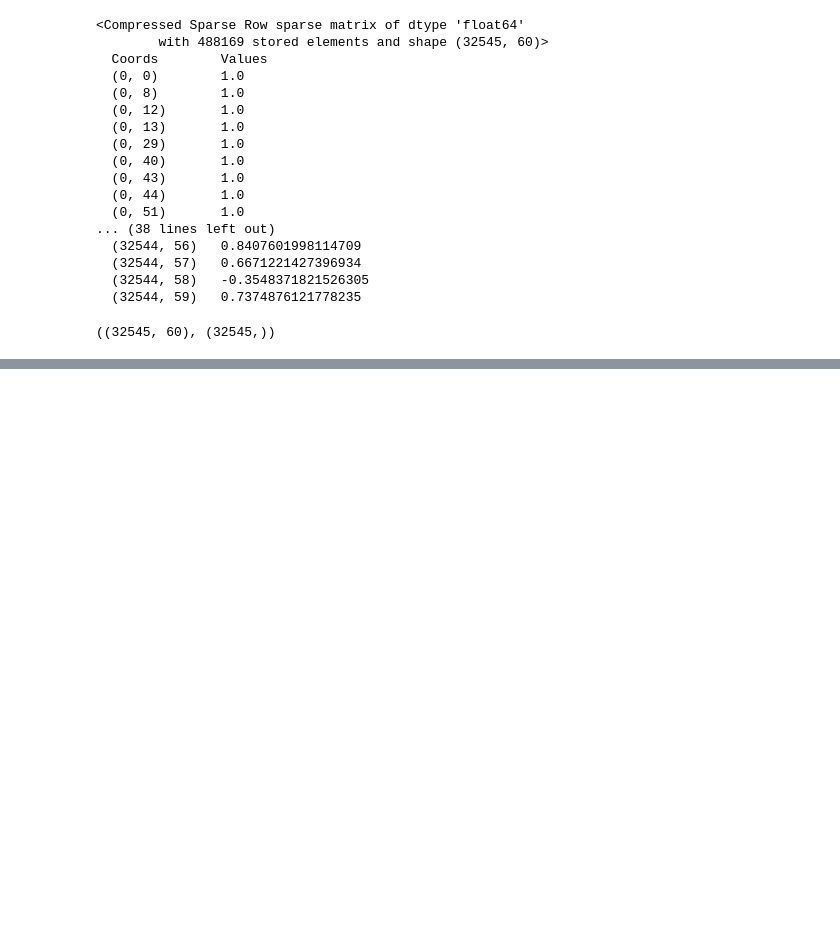
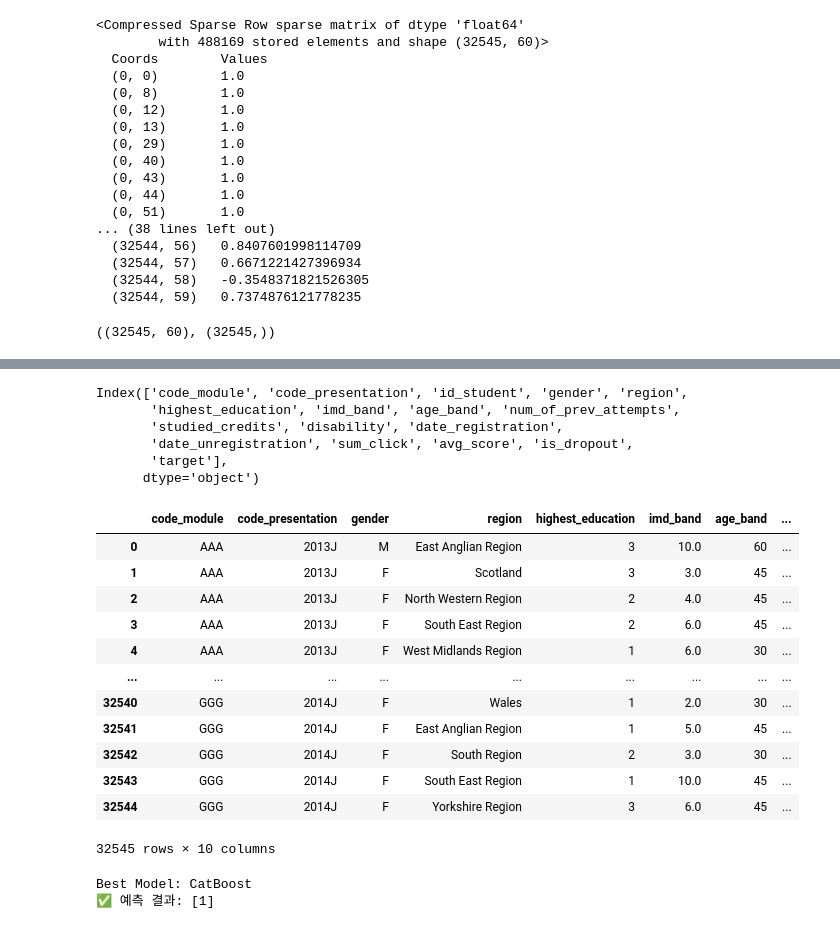
Before and after one commit to SKNETWORKS-FAMILY-AICAMP/SKN13-2nd-3TEAM, a Jupyter notebook: notebooks/model_tuning_test.ipynb, the cells around one changed output, grey strips where cells are left out. Drawn from its saved outputs; the diff is of its cells as text; code cells hidden in the pictures; blank space fills up the shorter version.

```diff
--- a/notebooks/model_tuning_test.ipynb
+++ b/notebooks/model_tuning_test.ipynb
@@ -224,3 +273,30 @@ KeyError: 'Accuracy'
+# %%
+na_values_df.colum
+# %% [output]
+Index(['code_module', 'code_presentation', 'id_student', 'gender', 'region',
+       'highest_education', 'imd_band', 'age_band', 'num_of_prev_attempts',
+       'studied_credits', 'disability', 'date_registration',
+       'date_unregistration', 'sum_click', 'avg_score', 'is_dropout',
+       'target'],
+      dtype='object')
+# %%
+df_selected = na_values_df.iloc[:, [0, 1, 3, 4, 5, 6, 7, 8, 10, 15]]
+# df_selected.info()
+df_selected
+# %% [output]
+|  | code_module | code_presentation | gender | region | highest_education | imd_band | age_band | ... |
+| 0 | AAA | 2013J | M | East Anglian Region | 3 | 10.0 | 60 | ... |
+| 1 | AAA | 2013J | F | Scotland | 3 | 3.0 | 45 | ... |
+| 2 | AAA | 2013J | F | North Western Region | 2 | 4.0 | 45 | ... |
+| 3 | AAA | 2013J | F | South East Region | 2 | 6.0 | 45 | ... |
+| 4 | AAA | 2013J | F | West Midlands Region | 1 | 6.0 | 30 | ... |
+| ... | ... | ... | ... | ... | ... | ... | ... | ... |
+| 32540 | GGG | 2014J | F | Wales | 1 | 2.0 | 30 | ... |
+| 32541 | GGG | 2014J | F | East Anglian Region | 1 | 5.0 | 45 | ... |
+| 32542 | GGG | 2014J | F | South Region | 2 | 3.0 | 30 | ... |
+| 32543 | GGG | 2014J | F | South East Region | 1 | 10.0 | 45 | ... |
+| 32544 | GGG | 2014J | F | Yorkshire Region | 3 | 6.0 | 45 | ... |
+32545 rows × 10 columns
 # %%
 import pandas as pd
 import numpy as np
@@ -228,20 +304,32 @@ import pickle
 from sklearn.metrics.pairwise import cosine_similarity
 from sklearn.compose import ColumnTransformer
 from sklearn.preprocessing import OneHotEncoder, StandardScaler
+import joblib
+
+from pathlib import Path
+# 상위 폴더를 Python 경로에 추가
+sys.path.append(str(Path.cwd().parent))
 
 # 1. 모델 및 전처리 로드
 with open("../model/all_models.pkl", "rb") as f:
-    model_bundle = pickle.load(f)
+    model_bundle = joblib.load(f)
+
+# C:\SKN13_Documnet\SKN13_2nd_project\SKN13-2nd-3TEAM\model\all_models.pkl
 
 # 가장 성능이 높은 모델 선택
 best_model_name = max(model_bundle, key=lambda name: model_bundle[name]["metrics"]["test_accuracy"])
 best_model = model_bundle[best_model_name]["model"]
 print(f"Best Model: {best_model_name}")
 
+cat_columns = ['code_module', 'code_presentation', 'gender', 'region', 'highest_education',
+               'imd_band', 'age_band', 'num_of_prev_attempts', 'disability', 'is_dropout']
+num_columns = ['studied_credits', 'date_registration', 'date_unregistration', 'sum_click', 'avg_score']
+
+
 # 2. 전처리기 다시 정의 (학습 때 사용한 구조와 동일하게)
 fe_transformer = ColumnTransformer([
-    ("category_ohe", OneHotEncoder(handle_unknown='ignore'), [0, 1, 3, 4, 5, 6, 7, 8, 10, 15]),
-    ("number_scaler", StandardScaler(), [9,11,12,13,14])
+    ("category_ohe", OneHotEncoder(handle_unknown='ignore'), cat_columns),
+    ("number_scaler", StandardScaler(), num_columns)
 ])
 
 # 3. 기존 데이터 불러오기 (유사도 비교용)
@@ -250,12 +338,24 @@ X_base = base_df.drop(columns="target")
 
 # 4. 새로운 입력 데이터 예시 (범주형만 입력)
 new_input = pd.DataFrame([{
-    0: "A", 1: "B", 3: "C", 4: "D", 5: "E", 6: "F", 7: "G", 8: "H", 10: "I", 15: "J"
+    'code_module': "AAA", 'code_presentation': "2013J", 'gender': "F", 'region': "North Western Region",
+      "highest_education": "2", "imd_band": "4.0", "age_band": "45", "num_of_prev_attempts": "0", "disability": "Y", "is_dropout": "1"
 }], dtype=object)
 
-# 5. 기존 데이터와 범주형만 동일한 기준으로 변환
-cat_columns = [0, 1, 3, 4, 5, 6, 7, 8, 10, 15]
-num_columns = [9, 11, 12, 13, 14]
+
+new_input = new_input.astype({
+    'code_module': 'object',
+    'code_presentation': 'object',
+    'gender': 'object',
+    'region': 'object',
+    'highest_education': 'object',
+    'imd_band': 'float64',
+    'age_band': 'int64',
+    'num_of_prev_attempts': 'int64',
+    'disability': 'object',
+    'is_dropout': 'int64'
+})
+
 
 X_base_cat = X_base[cat_columns]
 new_cat_input = new_input[cat_columns]
@@ -272,15 +372,18 @@ most_similar_index = np.argmax(similarities)
 # 7. 해당 인덱스의 수치형 컬럼을 사용해 입력 데이터 보완
 new_complete_input = new_input.copy()
 for col in num_columns:
-    new_complete_input[col] = X_base.iloc[most_similar_index, col]
+    new_complete_input[col] = X_base.loc[most_similar_index, col]
 
 # 수치형까지 포함된 최종 입력 데이터를 원래 순서로 정렬
 new_complete_input = new_complete_input.reindex(columns=X_base.columns)
 
 # 8. 전처리 후 예측
-fe_transformer.fit(X_base.values)  # 원본 데이터로 전처기 학습
-X_transformed = fe_transformer.transform(new_complete_input.values).toarray()
+fe_transformer.fit(X_base)  # DataFrame 그대로
+X_transformed = fe_transformer.transform(new_complete_input)
 
 # 예측
 prediction = best_model.predict(X_transformed)
 print("✅ 예측 결과:", prediction)
+# %% [output]
+Best Model: CatBoost
+✅ 예측 결과: [1]
```
Also changed, not shown: parts of 2 cells of this notebook.
